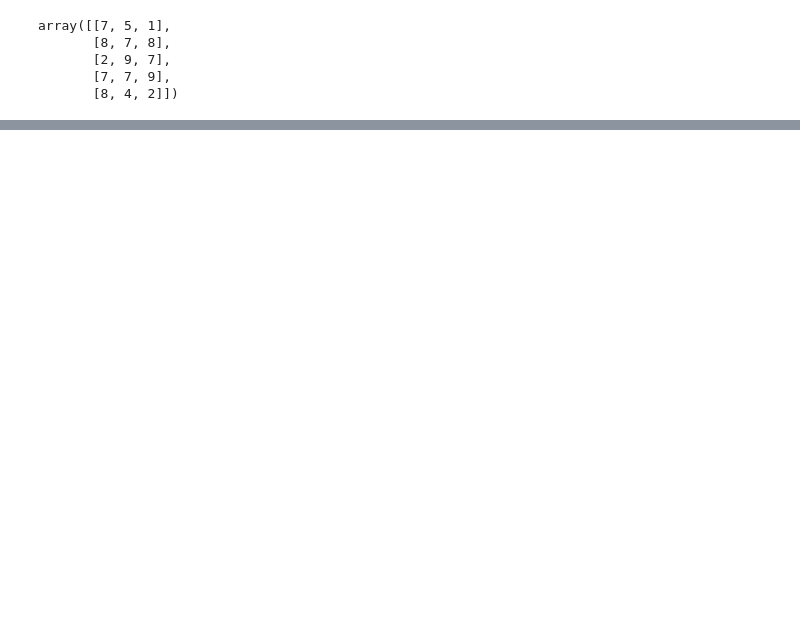
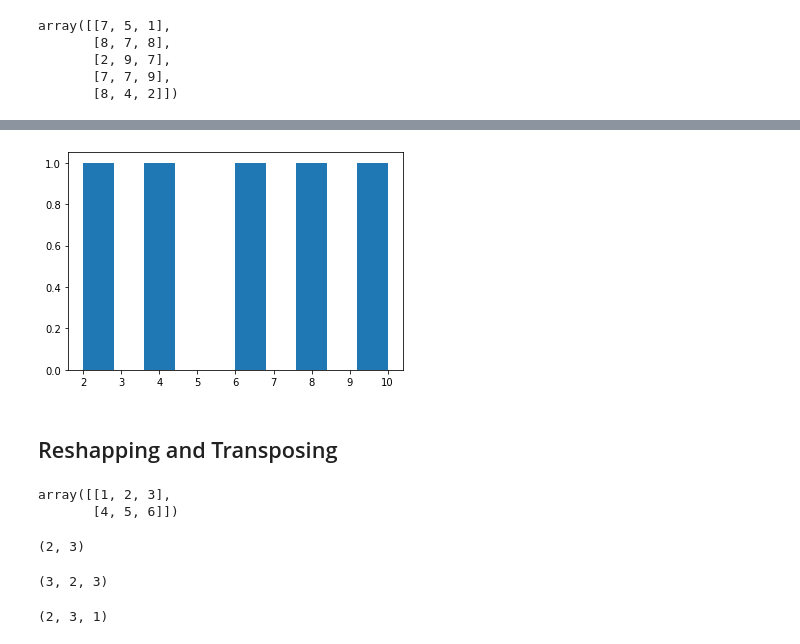
Before and after one commit to patricphinehas/udmy, a Jupyter notebook: l1/numpy Learning.ipynb, the cells around one changed output, grey strips where cells are left out. Saved outputs shown, nothing was run; the diff lists cells and outputs as text; code cells hidden in the pictures; blank space fills up the shorter version.

```diff
--- a/l1/numpy Learning.ipynb
+++ b/l1/numpy Learning.ipynb
@@ -117,0 +252,24 @@ array([[7, 5, 1],
+# %%
+plt.hist(low_sd)
+plt.show()
+# %% [output]
+[figure, added]
+# %% [markdown]
+## Reshapping and Transposing
+# %%
+a2
+# %% [output]
+array([[1, 2, 3],
+       [4, 5, 6]])
+# %%
+a2.shape
+# %% [output]
+(2, 3)
+# %%
+a3.shape
+# %% [output]
+(3, 2, 3)
+# %%
+a2.reshape(2,3,1).shape
+# %% [output]
+(2, 3, 1)
```
Also changed, not shown: parts of 68 cells of this notebook, 4 other files.
